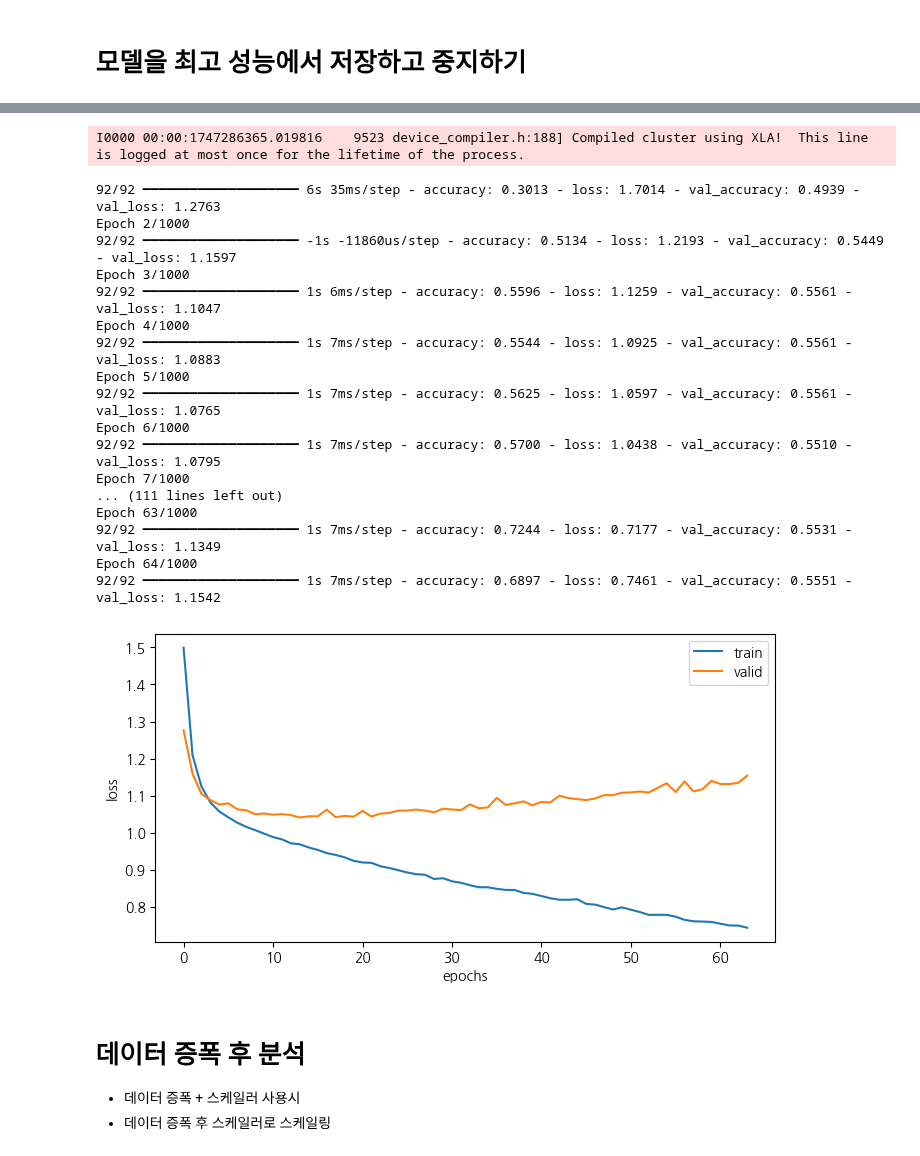
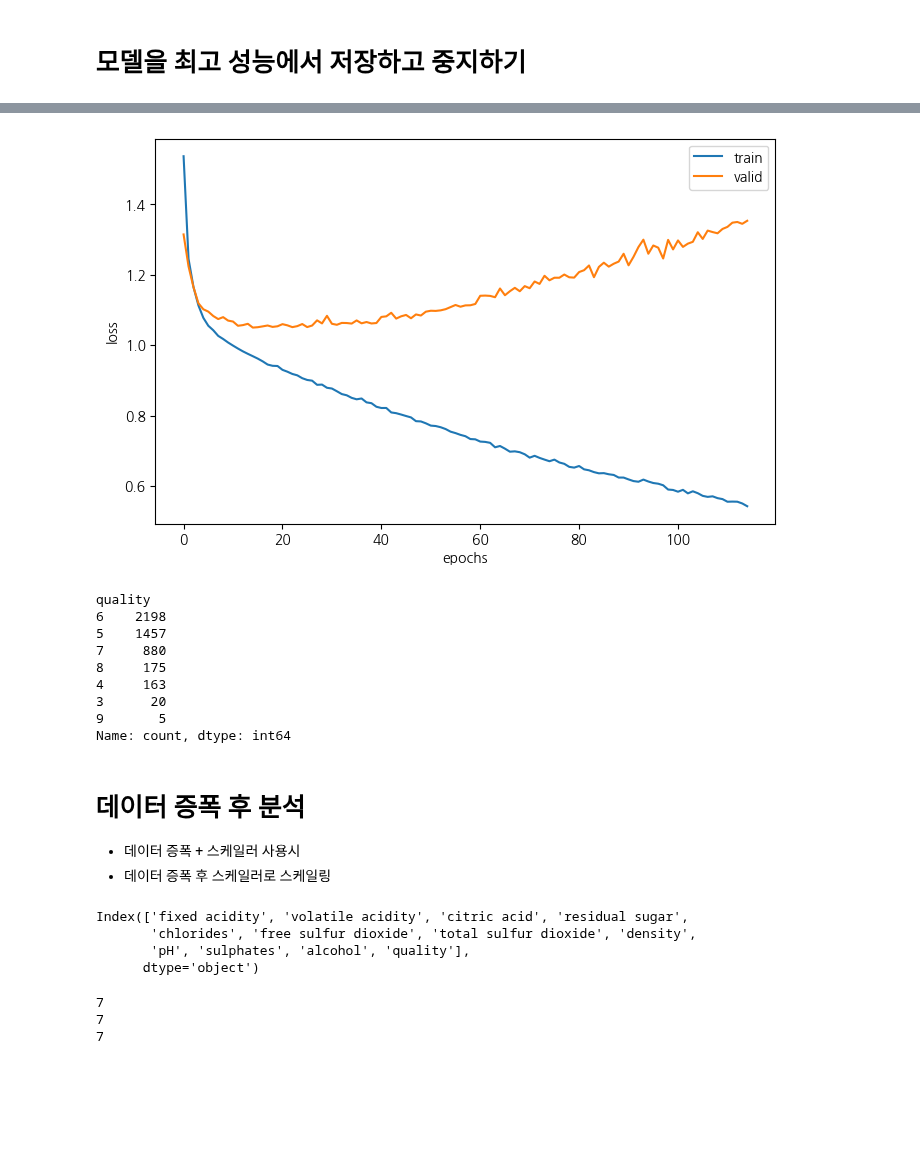
Before and after one commit to Peter-BoBo/fintech, a Jupyter notebook: 06deep_learning/04다중클래스분류_callback사용해_과적합_막고_최고성능모델_저장하기.ipynb, the cells around one changed output, grey strips where cells are left out. Drawn from its saved outputs; the diff is of its cells as text; code cells hidden in the pictures; blank space fills up the shorter version.

```diff
--- a/06deep_learning/04다중클래스분류_callback사용해_과적합_막고_최고성능모델_저장하기.ipynb
+++ b/06deep_learning/04다중클래스분류_callback사용해_과적합_막고_최고성능모델_저장하기.ipynb
@@ -129,9 +208,10 @@ from keras.callbacks import EarlyStopping, ModelCheckpoint
 # %%
+n_class = y_train.shape[1]
 model = Sequential()
 model.add(Input(shape=(rs_X_train.shape[1],)))
 model.add(Dense(64, activation='relu'))
 model.add(Dense(32, activation='relu'))
 model.add(Dense(16, activation='relu'))
-model.add(Dense(7, activation='softmax'))
+model.add(Dense(n_class, activation='softmax'))
 model.summary()
 # %% [output]
@@ -154,17 +233,17 @@ Model: "sequential_2"
 # %%
 import os
 # %%
-model.compile(loss='categorical_crossentropy', optimizer='adam', metrics=['accuracy'])
-early_stop = EarlyStopping(patience=50)
+model.compile(loss="categorical_crossentropy", optimizer='adam', metrics=['accuracy'])
+early_stop = EarlyStopping(patience=100)
 os.makedirs("./model", exist_ok=True) # 디렉토리 자동 생성
-filepath = "./model/whitewine_{epoch:04d}__{val_loss:.4f}.keras"
+filepath = "./model/witewine_loss_{val_loss:.4f}_epoch_{epoch:04d}__.keras"
 model_save = ModelCheckpoint(filepath=filepath, save_best_only=True)
 history = model.fit(rs_X_train, y_train,
                    epochs=1000,
                    batch_size=32,
                    validation_data=(rs_X_valid, y_valid),
                    callbacks=[early_stop, model_save])
-plt.figure(figsize=(8,4))
+plt.figure(figsize=(8,5))
 plt.plot(history.history['loss'])
 plt.plot(history.history['val_loss'])
 plt.xlabel("epochs")
@@ -182,25 +271,26 @@ I0000 00:00:1747286363.236685    9523 cuda_dnn.cc:529] Loaded cuDNN version 9030
-I0000 00:00:1747286365.019816    9523 device_compiler.h:188] Compiled cluster using XLA!  This line is logged at most once for the lifetime of the process.
-92/92 ━━━━━━━━━━━━━━━━━━━━ 6s 35ms/step - accuracy: 0.3013 - loss: 1.7014 - val_accuracy: 0.4939 - val_loss: 1.2763
-Epoch 2/1000
-92/92 ━━━━━━━━━━━━━━━━━━━━ -1s -11860us/step - accuracy: 0.5134 - loss: 1.2193 - val_accuracy: 0.5449 - val_loss: 1.1597
-Epoch 3/1000
-92/92 ━━━━━━━━━━━━━━━━━━━━ 1s 6ms/step - accuracy: 0.5596 - loss: 1.1259 - val_accuracy: 0.5561 - val_loss: 1.1047
-Epoch 4/1000
-92/92 ━━━━━━━━━━━━━━━━━━━━ 1s 7ms/step - accuracy: 0.5544 - loss: 1.0925 - val_accuracy: 0.5561 - val_loss: 1.0883
-Epoch 5/1000
-92/92 ━━━━━━━━━━━━━━━━━━━━ 1s 7ms/step - accuracy: 0.5625 - loss: 1.0597 - val_accuracy: 0.5561 - val_loss: 1.0765
-Epoch 6/1000
-92/92 ━━━━━━━━━━━━━━━━━━━━ 1s 7ms/step - accuracy: 0.5700 - loss: 1.0438 - val_accuracy: 0.5510 - val_loss: 1.0795
-Epoch 7/1000
-... (111 lines left out)
-Epoch 63/1000
-92/92 ━━━━━━━━━━━━━━━━━━━━ 1s 7ms/step - accuracy: 0.7244 - loss: 0.7177 - val_accuracy: 0.5531 - val_loss: 1.1349
-Epoch 64/1000
-92/92 ━━━━━━━━━━━━━━━━━━━━ 1s 7ms/step - accuracy: 0.6897 - loss: 0.7461 - val_accuracy: 0.5551 - val_loss: 1.1542
-[figure, old version]
+[figure, new version]
+# %%
+data['quality'].value_counts()
+# %% [output]
+quality
+6    2198
+5    1457
+7     880
+8     175
+4     163
+3      20
+9       5
+Name: count, dtype: int64
 # %% [markdown]
 # 데이터 증폭 후 분석
 * 데이터 증폭 + 스케일러 사용시
 * 데이터 증폭 후 스케일러로 스케일링
 # %%
 from imblearn.over_sampling import SMOTE
+# %%
+data.columns
+# %% [output]
+Index(['fixed acidity', 'volatile acidity', 'citric acid', 'residual sugar',
+       'chlorides', 'free sulfur dioxide', 'total sulfur dioxide', 'density',
+       'pH', 'sulphates', 'alcohol', 'quality'],
+      dtype='object')
@@ -211,0 +303,8 @@ smt = SMOTE()
+# %%
+print(y_train.nunique())
+print(y_valid.nunique())
+print(y_test.nunique())
+# %% [output]
+7
+7
+7
```
Also changed, not shown: parts of 32 cells of this notebook, 14 other files.
